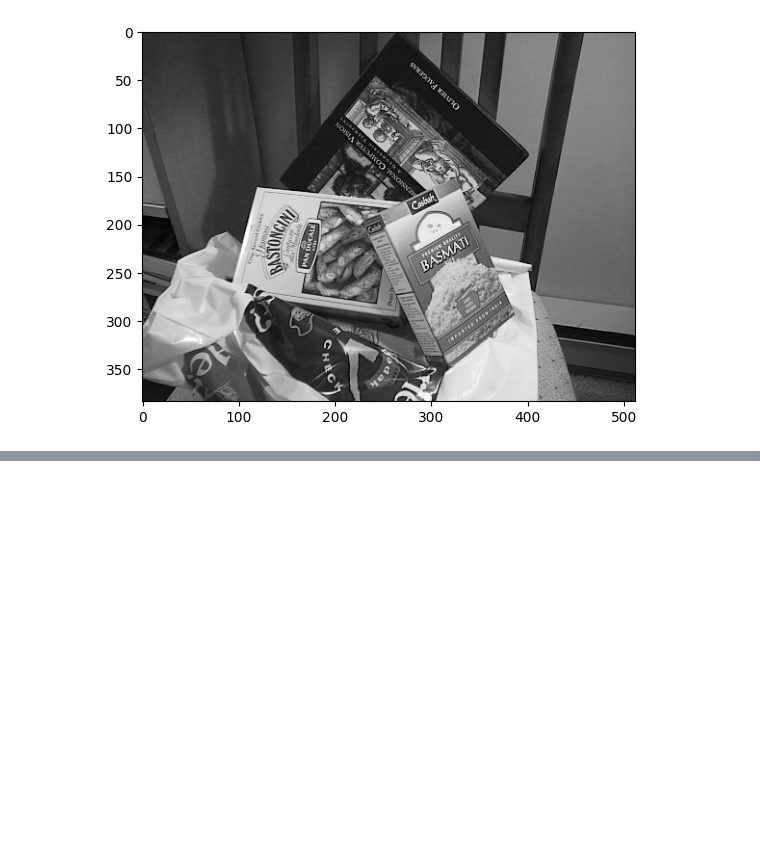
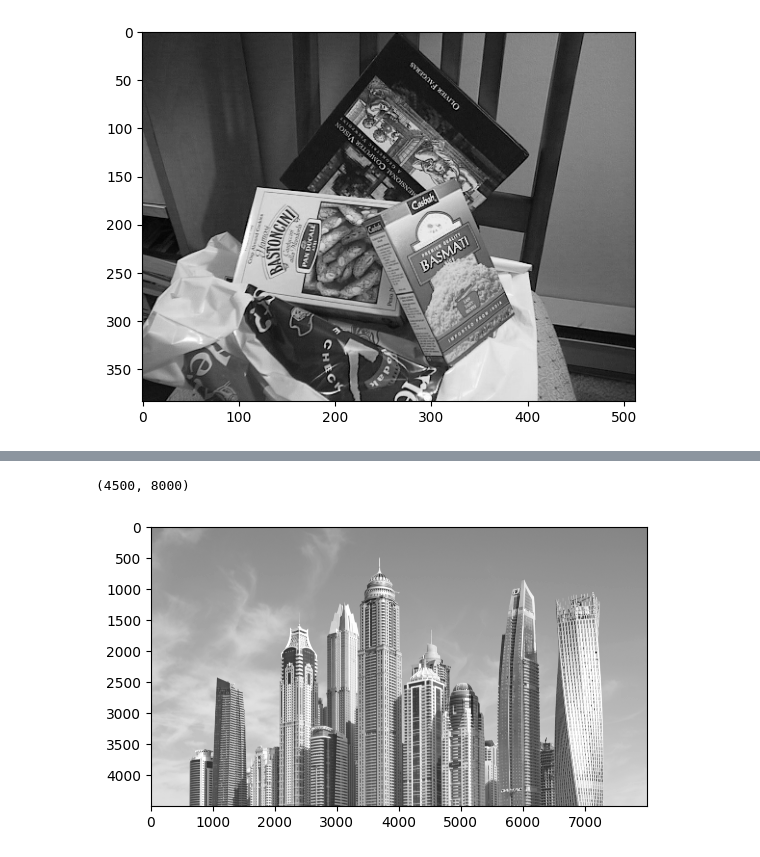
Before and after one commit to tsultan16/Computer_Vision, a Jupyter notebook: feature_detection/blob_detection.ipynb, the cells around one changed output, grey strips where cells are left out. Saved outputs shown, nothing was run; the diff lists cells and outputs as text; code cells hidden in the pictures; blank space fills up the shorter version.

```diff
--- a/feature_detection/blob_detection.ipynb
+++ b/feature_detection/blob_detection.ipynb
@@ -402,0 +358,13 @@ Sigma: 16.0, blobs []
+# %%
+# load a test image and convert from BGR to RGB, also make a grayscale copy
+img4 = np.array(cv2.imread("./skyscrapers.jpg", cv2.IMREAD_GRAYSCALE)).astype('float32')
+print(img4.shape)
+
+plt.imshow(img4, cmap='gray')
+plt.show()
+#plt.axis('off')
+
+SIFT_blobs = SIFT_DoG(img4, threshold=0.75, window_size=5, max_blob_size=0.2, supression=False)
+# %% [output]
+(4500, 8000)
+[figure, added]
```
Also changed, not shown: parts of 5 cells of this notebook.
